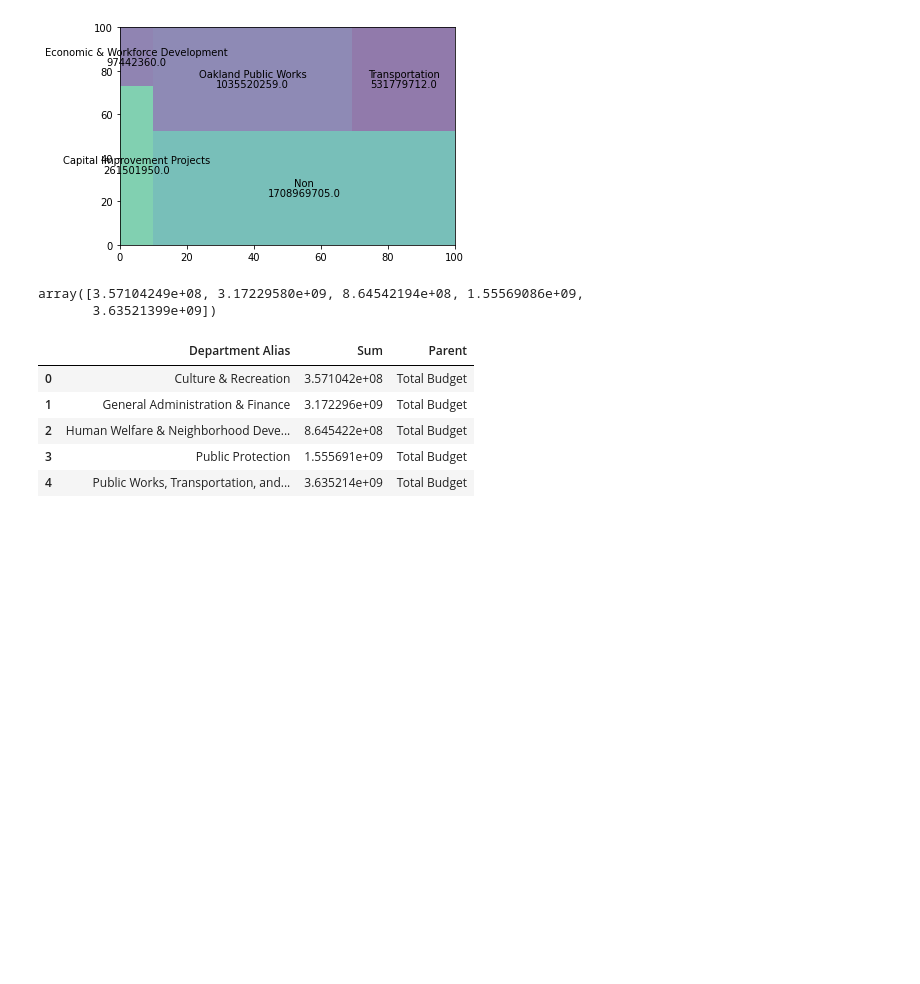
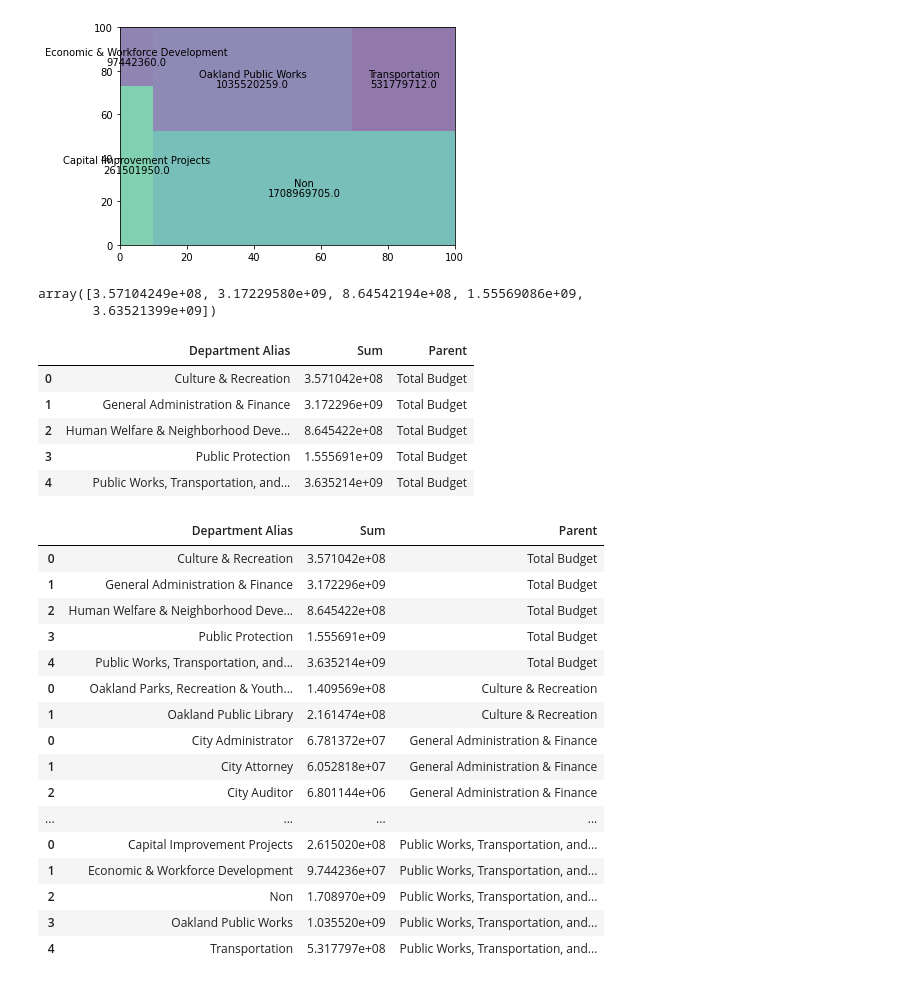
Before and after one commit to sfbrigade/datasci-police-budget, a Jupyter notebook: oaklanddataset/oakland_tree_map.ipynb, the cells around one changed output. Saved outputs shown, nothing was run; the diff lists cells and outputs as text; code cells hidden in the pictures; blank space fills up the shorter version.

Commit message:
feature/oakland_tree_map: modified oakland_tree_map.ipynb

```diff
--- a/oaklanddataset/oakland_tree_map.ipynb
+++ b/oaklanddataset/oakland_tree_map.ipynb
@@ -103,4 +103,24 @@ dept_tree_df(gen_admin, 'General Administration & Finance'),
 dept_tree_df(hum_welfare, 'Human Welfare & Neighborhood Development'),
 dept_tree_df(pub_protection, 'Public Protection'),
 dept_tree_df(pub_works, 'Public Works, Transportation, and Commerce')])
+# %%
+tree_df
+# %% [output]
+|  | Department Alias | Sum | Parent |
+| 0 | Culture & Recreation | 3.571042e+08 | Total Budget |
+| 1 | General Administration & Finance | 3.172296e+09 | Total Budget |
+| 2 | Human Welfare & Neighborhood Deve... | 8.645422e+08 | Total Budget |
+| 3 | Public Protection | 1.555691e+09 | Total Budget |
+| 4 | Public Works, Transportation, and... | 3.635214e+09 | Total Budget |
+| 0 | Oakland Parks, Recreation & Youth... | 1.409569e+08 | Culture & Recreation |
+| 1 | Oakland Public Library | 2.161474e+08 | Culture & Recreation |
+| 0 | City Administrator | 6.781372e+07 | General Administration & Finance |
+| 1 | City Attorney | 6.052818e+07 | General Administration & Finance |
+| 2 | City Auditor | 6.801144e+06 | General Administration & Finance |
+| ... | ... | ... | ... |
+| 0 | Capital Improvement Projects | 2.615020e+08 | Public Works, Transportation, and... |
+| 1 | Economic & Workforce Development | 9.744236e+07 | Public Works, Transportation, and... |
+| 2 | Non | 1.708970e+09 | Public Works, Transportation, and... |
+| 3 | Oakland Public Works | 1.035520e+09 | Public Works, Transportation, and... |
+| 4 | Transportation | 5.317797e+08 | Public Works, Transportation, and... |
 # %%
```
Also changed, not shown: parts of 1 cell of this notebook.
